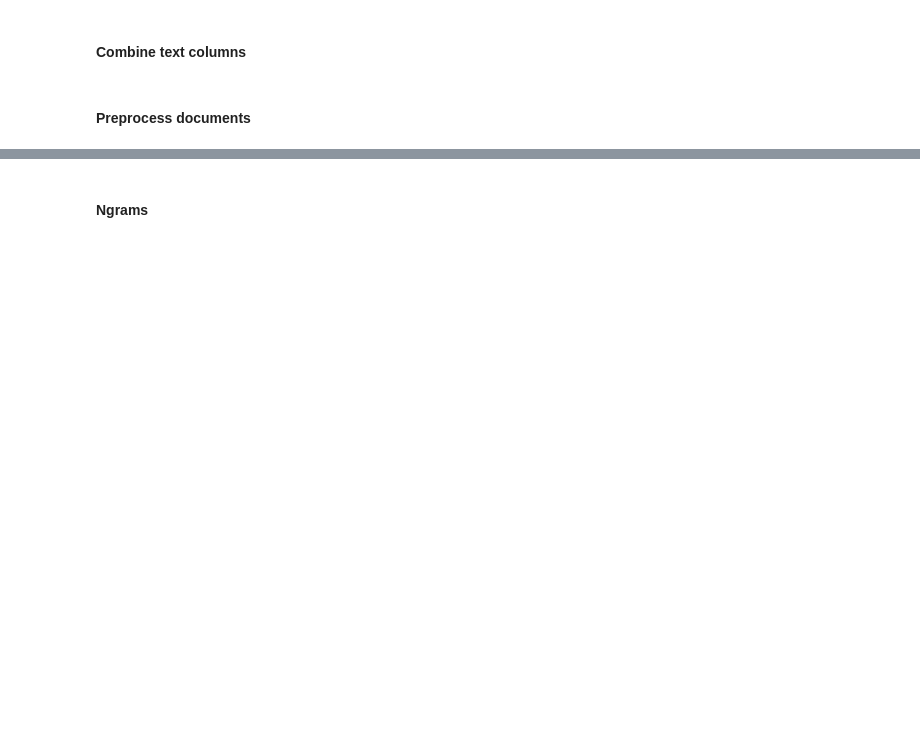
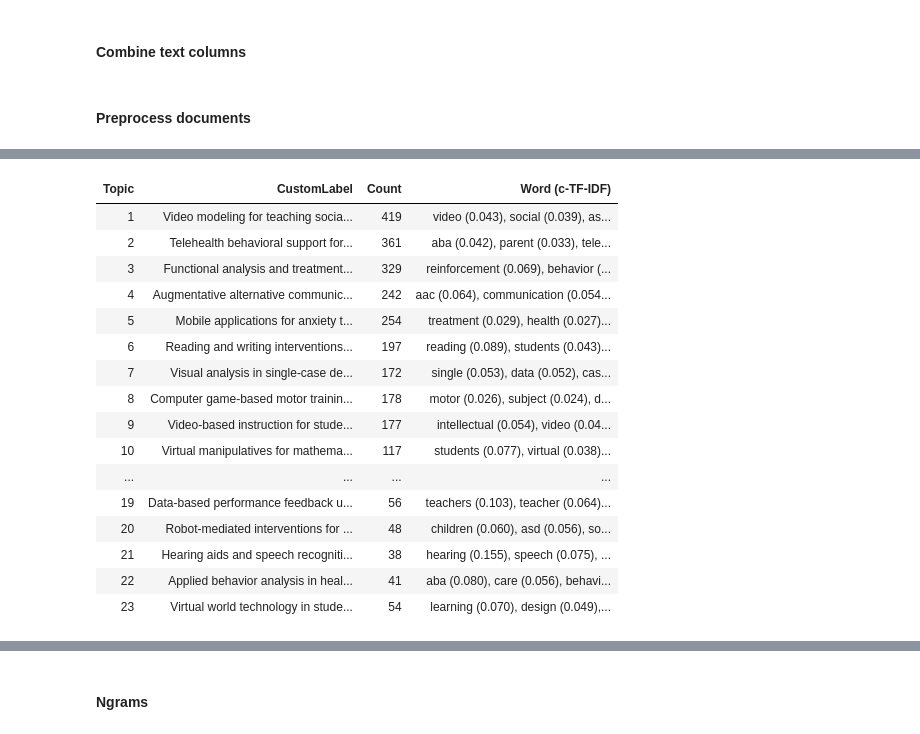
Before and after one commit to mshin77/scd-llm, a Jupyter notebook: topic_modeling/index.ipynb, the cells around one changed output, grey strips where cells are left out. Saved outputs shown, nothing was run; the diff lists cells and outputs as text; code cells hidden in the pictures; blank space fills up the shorter version.

```diff
--- a/topic_modeling/index.ipynb
+++ b/topic_modeling/index.ipynb
@@ -793,0 +295,2 @@ fig_cluster.write_html("results/docs_topics.html")
+# %%
+topic_model.update_topics(df['combined_text'], topics=new_topics, vectorizer_model=vectorizer_model)
@@ -793,0 +328,17 @@ fig_cluster.write_html("results/docs_topics.html")
+# %%
+# topic_info = pd.read_excel("files/topic_info.xlsx")
+# topic_info_words = pd.read_excel("files/topic_info_words.xlsx")
+# df = pd.read_excel("files/df.xlsx")
+topic_info_human_loop = pd.read_excel("files/topic_info_human_loop.xlsx")
+# %%
+# topic_info = topic_info.drop(columns=['Topic'])
+# topic_info_concat = pd.merge(topic_info, topic_info_human_loop[['Name', 'Topic', 'CustomLabel']], how="left", on="Name")
+topic_info_concat = pd.merge(topic_info, topic_info_human_loop[['Name', 'CustomLabel']], how="left", on="Name")
+order = ['Topic', 'Count', 'Name', 'Representation', 'GenName', 'CustomLabel']
+topic_info_concat = topic_info_concat.reindex(columns=order)
+
+# topic_info_words = topic_info_words.drop(columns=['Topic'])
+# topic_info_words_concat = pd.merge(topic_info_words, topic_info_human_loop[['Name', 'Topic', 'CustomLabel']], how="left", on="Name")
+topic_info_words_concat = pd.merge(topic_info_words, topic_info_human_loop[['Name', 'CustomLabel']], how="left", on="Name")
+order = ['Topic', 'Count', 'Name', 'Representation', 'Word', 'Score', 'Representative_Docs', 'GenName', 'CustomLabel']
+topic_info_words_concat = topic_info_words_concat.reindex(columns=order)
@@ -793,0 +419,50 @@ fig_cluster.write_html("results/docs_topics.html")
+# %%
+topic_word_data = topic_info_words_concat.copy()
+
+topic_word_data['Word (c-TF-IDF)'] = topic_word_data.apply(
+    lambda row: f"{row['Word']} ({row['Score']:.3f})", axis=1
+)
+
+topic_word_data = topic_word_data.sort_values(by=['CustomLabel', 'Score'], ascending=[True, False])
+
+topic_word_table = topic_word_data.pivot_table(
+    index='CustomLabel',
+    values=['Word (c-TF-IDF)', 'Topic'],
+    aggfunc=lambda x: ", ".join(x.astype(str)) if x.dtype == 'object' else x.iloc[0]
+).reset_index()
+
+topic_counts = topic_word_data.groupby('CustomLabel')['Count'].first().reset_index()
+
+topic_word_table = pd.merge(topic_word_table, topic_counts, on='CustomLabel', how='left')
+
+topic_word_table = topic_word_table[['Topic', 'CustomLabel', 'Count', 'Word (c-TF-IDF)']]
+
+topic_word_table = topic_word_table.sort_values(by='Topic')
+
+styles = [
+    dict(selector="caption", props=[("caption-side", "top")]),
+    {'selector': 'th', 'props': [('text-align', 'center')]},
+    {'selector': 'td', 'props': [('text-align', 'left')]}
+]
+
+topic_word_table = (
+    topic_word_table.style
+    .set_caption("<b>Topic Word Score</b>")
+    .set_table_styles(styles)
+    .set_properties(**{
+        'font-size': '24px',
+        'font-family': 'Helvetica Neue',
+        'color': 'black',
+        'text-align': 'center'
+    })
+    .set_properties(**{
+        'text-align': 'center',
+        'font-size': '14px',
+        'font-family': 'Helvetica Neue',
+        'color': 'black',
+    }, subset=pd.IndexSlice[:, topic_word_table.columns])
+    .hide(axis='index')
+)
+
+topic_word_table
+# %% [output]
@@ -793,0 +470,17 @@ fig_cluster.write_html("results/docs_topics.html")
+| Topic | CustomLabel | Count | Word (c-TF-IDF) |
+| 1 | Video modeling for teaching socia... | 419 | video (0.043), social (0.039), as... |
+| 2 | Telehealth behavioral support for... | 361 | aba (0.042), parent (0.033), tele... |
+| 3 | Functional analysis and treatment... | 329 | reinforcement (0.069), behavior (... |
+| 4 | Augmentative alternative communic... | 242 | aac (0.064), communication (0.054... |
+| 5 | Mobile applications for anxiety t... | 254 | treatment (0.029), health (0.027)... |
+| 6 | Reading and writing interventions... | 197 | reading (0.089), students (0.043)... |
+| 7 | Visual analysis in single-case de... | 172 | single (0.053), data (0.052), cas... |
+| 8 | Computer game-based motor trainin... | 178 | motor (0.026), subject (0.024), d... |
+| 9 | Video-based instruction for stude... | 177 | intellectual (0.054), video (0.04... |
+| 10 | Virtual manipulatives for mathema... | 117 | students (0.077), virtual (0.038)... |
+| ... | ... | ... | ... |
+| 19 | Data-based performance feedback u... | 56 | teachers (0.103), teacher (0.064)... |
+| 20 | Robot-mediated interventions for ... | 48 | children (0.060), asd (0.056), so... |
+| 21 | Hearing aids and speech recogniti... | 38 | hearing (0.155), speech (0.075), ... |
+| 22 | Applied behavior analysis in heal... | 41 | aba (0.080), care (0.056), behavi... |
+| 23 | Virtual world technology in stude... | 54 | learning (0.070), design (0.049),... |
```
Also changed, not shown: parts of 55 cells of this notebook, 48 other files.
